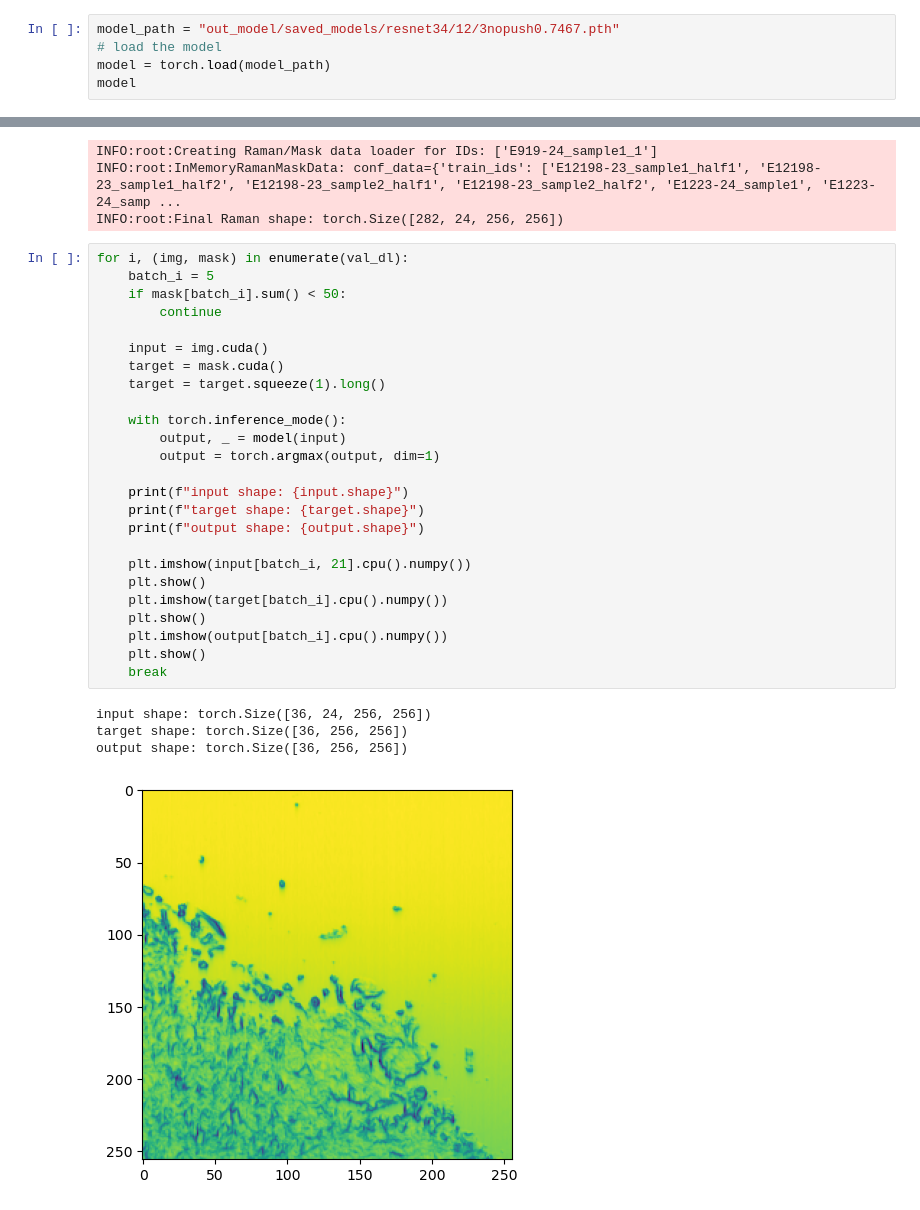
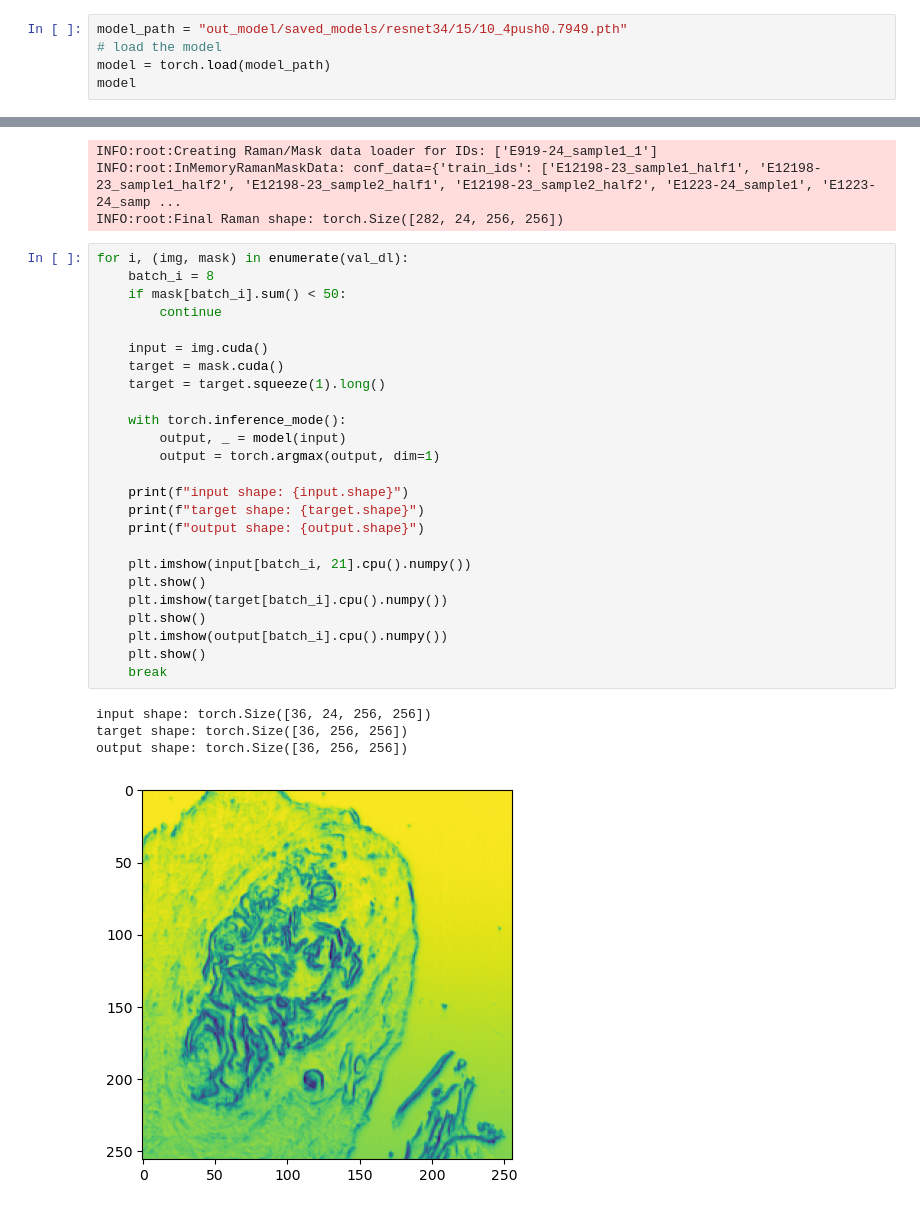
Before and after one commit to cyber-chris/this-does-not-look-like-that, a Jupyter notebook: model_result.ipynb, the cells around one changed output, grey strips where cells are left out. Saved outputs shown, nothing was run; the diff lists cells and outputs as text.

Commit message:
best protopnet model so far

```diff
--- a/model_result.ipynb
+++ b/model_result.ipynb
@@ -28,7 +28,7 @@ WARNING: SquidPy package not installed. You won't be able to use segmentation ma
 # %%
 logging.basicConfig(level=logging.INFO)
 # %%
-model_path = "out_model/saved_models/resnet34/12/3nopush0.7467.pth"
+model_path = "out_model/saved_models/resnet34/15/10_4push0.7949.pth"
 # load the model
 model = torch.load(model_path)
 model
@@ -63,31 +63,31 @@ INFO:root:InMemoryRamanMaskData: conf_data={'train_ids': ['E12198-23_sample1_hal
 INFO:root:Final Raman shape: torch.Size([282, 24, 256, 256])
 # %%
 for i, (img, mask) in enumerate(val_dl):
-    batch_i = 5
+    batch_i = 8
     if mask[batch_i].sum() < 50:
         continue
 
     input = img.cuda()
     target = mask.cuda()
     target = target.squeeze(1).long()
 
     with torch.inference_mode():
         output, _ = model(input)
         output = torch.argmax(output, dim=1)
 
     print(f"input shape: {input.shape}")
     print(f"target shape: {target.shape}")
     print(f"output shape: {output.shape}")
 
     plt.imshow(input[batch_i, 21].cpu().numpy())
     plt.show()
     plt.imshow(target[batch_i].cpu().numpy())
     plt.show()
     plt.imshow(output[batch_i].cpu().numpy())
     plt.show()
     break
 # %% [output]
 input shape: torch.Size([36, 24, 256, 256])
 target shape: torch.Size([36, 256, 256])
 output shape: torch.Size([36, 256, 256])
-[figure, old version]
+[figure, new version]
```
Also changed, not shown: parts of 1 cell of this notebook, 2 other files.
